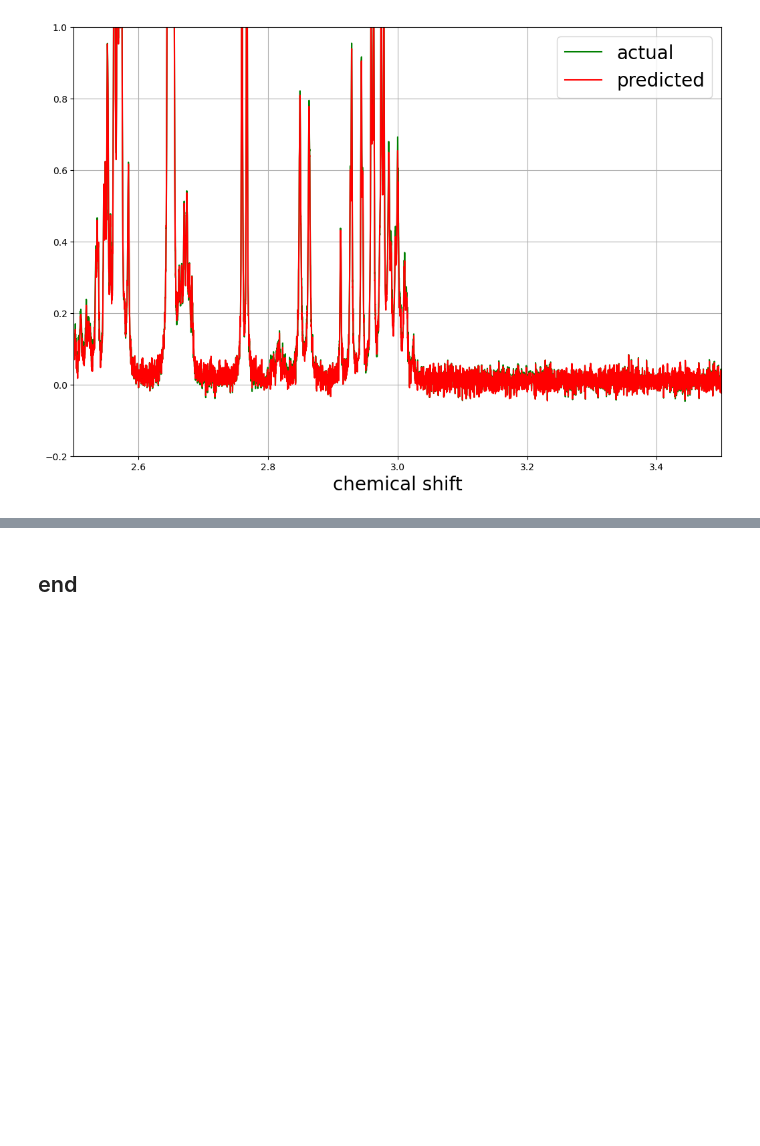
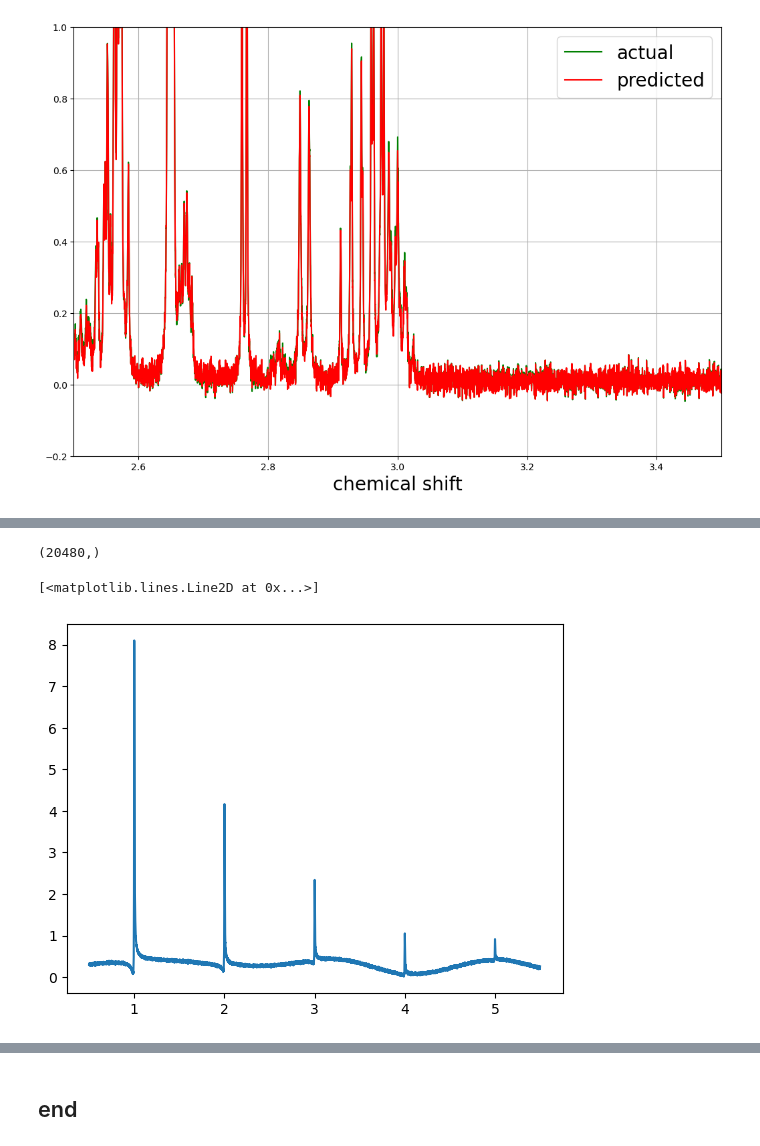
Before and after one commit to sejin8642/projnmr, a Jupyter notebook: scripts/prototyping.ipynb, the cells around one changed output, grey strips where cells are left out. Saved outputs shown, nothing was run; the diff lists cells and outputs as text; code cells hidden in the pictures; blank space fills up the shorter version.

```diff
--- a/scripts/prototyping.ipynb
+++ b/scripts/prototyping.ipynb
@@ -2318,0 +2388,26 @@ The PostScript backend does not support transparency; partially transparent arti
+# %%
+start = 1
+end = 11
+diff = end - start
+new_range = seg_size*diff
+
+spectra_arrays = np.zeros((num, new_range))
+target_arrays = np.zeros((num, new_range))
+# %%
+spec.std = 4e-05
+# %%
+for n in range(num):
+    spec.measure(moles=moles)
+    spec.std = spec.std*2
+    spectra, target = spec()
+    spectra_arrays[n], target_arrays[n] = spectra[seg_size*start:seg_size*end], target[seg_size*start:seg_size*end]
+# %%
+new_shift = spec.shift[seg_size*start:seg_size*end]
+new_shift.shape
+# %% [output]
+(20480,)
+# %%
+plt.plot(new_shift, spectra_arrays[0])
+# %% [output]
+[<matplotlib.lines.Line2D at 0x...>]
+[figure, added]
```
Also changed, not shown: parts of 24 cells of this notebook, 12 other files.
